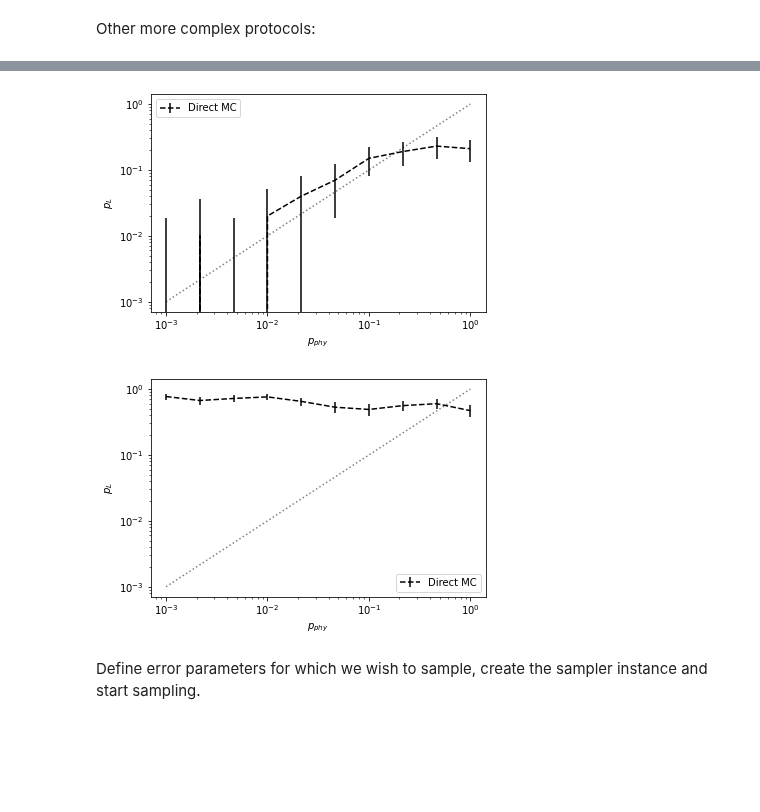
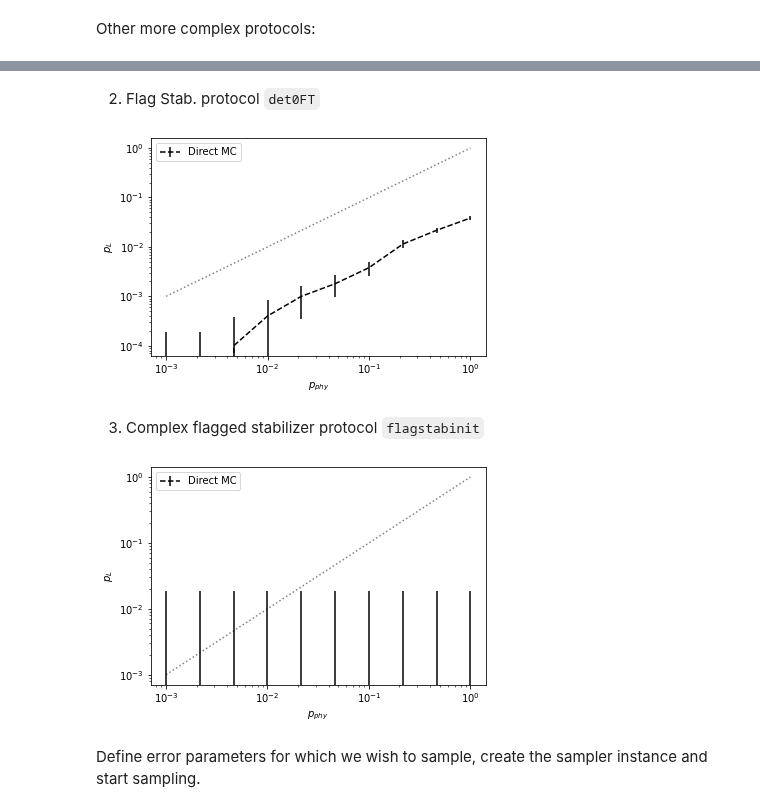
Before and after one commit to dpwinter/qsample, a Jupyter notebook: 05_samplers.ipynb, the cells around one changed output, grey strips where cells are left out. Cells and saved outputs as stored; diff of their text form; code cells hidden in the pictures; blank space fills up the shorter version.

Commit message:
Added new examples for protocols.

```diff
--- a/05_samplers.ipynb
+++ b/05_samplers.ipynb
@@ -128,3 +183,5 @@ Other more complex protocols:
+# %% [markdown]
+2. Flag Stab. protocol `det0FT`
 # %%
 from qsam.protocol import Protocol, draw_protocol, iterate
 from qsam.circuit import Circuit
@@ -180,13 +237,8 @@ def hamming2(x, y):
 
 
 def logErr(out):
-    # res = "".join([str(i) for i in out])
-
-    # c = np.array([hamming2(int(res, base=2), i) for i in stabilizerSet])
     c = np.array([hamming2(out, i) for i in stabilizerSet])
-
     d = np.flatnonzero(c <= 1)
-    # e = np.array([hamming2(int(res, base=2) ^ (0b1111111), i) for i in stabilizerSet])
     e = np.array([hamming2(out ^ (0b1111111), i) for i in stabilizerSet])
     f = np.flatnonzero(e <= 1)
     if len(d) != 0:
@@ -213,17 +265,19 @@ functions = {"logErr": logErr, "lut": flagged_z_look_up_table_2}
 
 init = Protocol()
 init.add_nodes_from(['ENC', 'Z2', 'Z3', 'meas'], circuits=[eft, sz_2, sz_3, meas])
-init.add_node('Z_COR', circuit=Circuit([{'I':{0,1}}]))
+init.add_node('X_COR', circuit=Circuit([{'I':{0,1}}]))
 
 init.add_edge('START', 'ENC', check='True')
+
 init.add_edge('ENC', 'meas', check='ENC[-1]==0')
+
 init.add_edge('ENC', 'Z2', check='ENC[-1]==1')
-# init.add_edge('Z2', 'Z3', check='True')
-# init.add_edge('Z3', 'meas', check='True')
+init.add_edge('Z2', 'Z3', check='True')
+init.add_edge('Z3', 'X_COR', check='lut(Z2[-1],Z3[-1])')
 
-init.add_edge('Z3', 'Z_COR', check='lut(Z3[-1],ENC[-1])')
-init.add_edge('Z2', 'Z_COR', check='lut(Z2[-1],ENC[-1])')
-init.add_edge('Z_COR', 'meas', check='True')
+init.add_edge('X_COR', 'meas', check='True')
+
+init.add_edge('meas', 'EXIT', check='logErr(meas[-1])')
 
 #init.add_edge('X3', 'CORR', ...) pass an argument that determines the correction depending on X2 and X3 result
 #init.add_edge('CORR', 'meas', check='True')
@@ -232,12 +286,12 @@ init.add_edge('meas', 'EXIT', check='logErr(meas[-1])')
 # draw_protocol(init)
 
 p = np.logspace(-3,0,10)
-err_params = {'p': 1}
+err_params = {'p1': 0.0045, 'p2': 0.025}
 
 from qsam.simulators.chp import CHP
 
 sam = Sampler(init, CHP)
-p_L, std = sam.run(n_samples=100, sample_range=p, err_params=err_params, eval_fns=functions)
+p_L, std = sam.run(n_samples=10000, sample_range=p, err_params=err_params, eval_fns=functions)
 
 import matplotlib.pyplot as plt
 
@@ -250,7 +304,9 @@ plt.ylabel(r'$p_L$')
 plt.xlabel(r'$p_{phy}$')
 plt.legend();
 # %% [output]
-[figure, old version]
+[figure, new version]
+# %% [markdown]
+3. Complex flagged stabilizer protocol `flagstabinit`
 # %%
 fmx_1 = Circuit([{"init": {8}},
                  {"H": {8}},
@@ -328,47 +384,74 @@ nfs = Circuit([{"init": {7,8,9}},
 
 meas = Circuit([ {"measure": {0,1,2,3,4,5,6}} ])
 
+def flag_syndromes():
+    return {'010', '001'}
+
+def flag_look_up_table(s1,s2,s3):
+    corrs = {'010': {5, 6}, '001': {4, 6}}
+    return Circuit([{'Z': corrs[s]}])
+
+def steane_look_up_table(s1,s2,s3):
+    corrs = {'000': None, '001': {1}, '010': {0}, '011': {2}, '100': {3}, '101': {5}, '110': {4}, '111': {6}}
+    return Circuit([{'X': corrs[s]}])
+
+functions = {"logErr": logErr, "f_lut": flag_look_up_table, "s_lut": steane_look_up_table, "fs": flag_syndromes}
+
 init = Protocol()
 init.add_nodes_from(['X1', 'X2', 'X3', 'non-FT', 'meas'], circuits=[fmx_1, fmx_2, fmx_3, nfs, meas])
 
 init.add_edge('START', 'X1', check='True')
 
-#                          no flag triggered, ancilla measurement egal
+# no flag triggered, run second round regardless of syndrome
 init.add_edge('X1', 'X1', check='(X1[-1] == 0b00 or X1[-1] == 0b10) and len(X1) == 1')
 init.add_edge('X2', 'X2', check='(X2[-1] == 0b00 or X2[-1] == 0b10) and len(X2) == 1')
 init.add_edge('X3', 'X3', check='(X3[-1] == 0b00 or X3[-1] == 0b10) and len(X3) == 1')
 
-init.add_edge('X1', 'X2', check='(X1[-1] == 0b00 or X1[-1] == 0b10) and len(X1) == 2')
-init.add_edge('X2', 'X3', check='(X2[-1] == 0b00 or X2[-1] == 0b10) and len(X2) == 2')
-init.add_edge('X3', 'meas', check='(X3[-1] == 0b00 or X3[-1] == 0b10) and len(X3) == 2')
+## THESE BELOW WON'T WORK, AS YOU TRY TO ACCESS X1[-2] BUT FOR THE FIRST RUN
+## X1 HAS ONLY ONE ELEMENT!
+# no flag triggered, syndromes agree in second round
+# init.add_edge('X1', 'X2', check='((X1[-1] == 0b00 and X1[-2] == 0b00) or (X1[-1] == 0b10 and X1[-2] == 0b10)) and len(X1) == 2')
+# init.add_edge('X2', 'X3', check='((X2[-1] == 0b00 and X2[-2] == 0b00) or (X2[-1] == 0b10 and X2[-2] == 0b10)) and len(X2) == 2')
+# init.add_edge('X3', 'STEANE_COR', check='((X3[-1] == 0b00 and X3[-2] == 0b00) or (X3[-1] == 0b10 and X3[-2] == 0b10)) and len(X3) == 2')
 
-#                             flag triggered, ancilla measurement egal
-init.add_edge('X1', 'non-FT', check='X1[-1] == 0b01 or X1[-1] == 0b11')
-init.add_edge('X2', 'non-FT', check='X2[-1] == 0b01 or X2[-1] == 0b11')
-init.add_edge('X3', 'non-FT', check='X3[-1] == 0b01 or X3[-1] == 0b11')
+# no flag triggered, syndromes disagree in second round
+# init.add_edge('X1', 'non-FT', check='((X1[-1] == 0b00 and X1[-2] == 0b10) or (X1[-1] == 0b10 and X1[-2] == 0b00)) and len(X1) == 2')
+# init.add_edge('X2', 'non-FT', check='((X2[-1] == 0b00 and X2[-2] == 0b10) or (X2[-1] == 0b10 and X2[-2] == 0b00)) and len(X2) == 2')
+# init.add_edge('X3', 'non-FT', check='((X3[-1] == 0b00 and X3[-2] == 0b10) or (X3[-1] == 0b10 and X3[-2] == 0b00)) and len(X3) == 2')
 
-init.add_edge('non-FT', 'meas', check='True')
+# flag triggered
+# init.add_edge('X1', 'non-FT', check='X1[-1] == 0b01 or X1[-1] == 0b11')
+# init.add_edge('X2', 'non-FT', check='X2[-1] == 0b01 or X2[-1] == 0b11')
+# init.add_edge('X3', 'non-FT', check='X3[-1] == 0b01 or X3[-1] == 0b11')
+
+#                               only apply Steane look up table when syndrome is not in flag_syndromes
+# init.add_edge('non-FT', 'STEANE_COR', check='not fs(non-FT[-1]) and s_lut(X1[-1], X2[-1], X3[-1])')
+# init.add_edge('non-FT', 'FLAG_COR', check='fs(non-FT[-1]) and f_lut(X1[-1], X2[-1], X3[-1])')
+
+init.add_edge('STEANE_COR', 'meas', check='True')
+init.add_edge('FLAG_COR', 'meas', check='True')
+
 init.add_edge('meas', 'EXIT', check='logErr(meas[-1])')
 # draw_protocol(init)
 
 p = np.logspace(-3,0,10)
 err_params = {'p': 1}
 
 sam = Sampler(init, CHP)
-p_L, std = sam.run(n_samples=100, sample_range=p, err_params=err_params, eval_fns=functions)
+p_L, std = sam.run(n_samples=100, sample_range=p, err_params=err_params)#, eval_fns=functions)
 
 import matplotlib.pyplot as plt
 
 plt.errorbar(p, p_L, fmt='--', c="black", yerr=std, label="Direct MC")
 
 plt.plot(p, p, 'k:', alpha=0.5)
 plt.xscale('log')
 plt.yscale('log')
 plt.ylabel(r'$p_L$')
 plt.xlabel(r'$p_{phy}$')
 plt.legend();
 # %% [output]
-[figure, old version]
+[figure, new version]
 # %% [markdown]
 Define error parameters for which we wish to sample, create the sampler instance and start sampling.
 # %%
```
Also changed, not shown: parts of 3 cells of this notebook.
